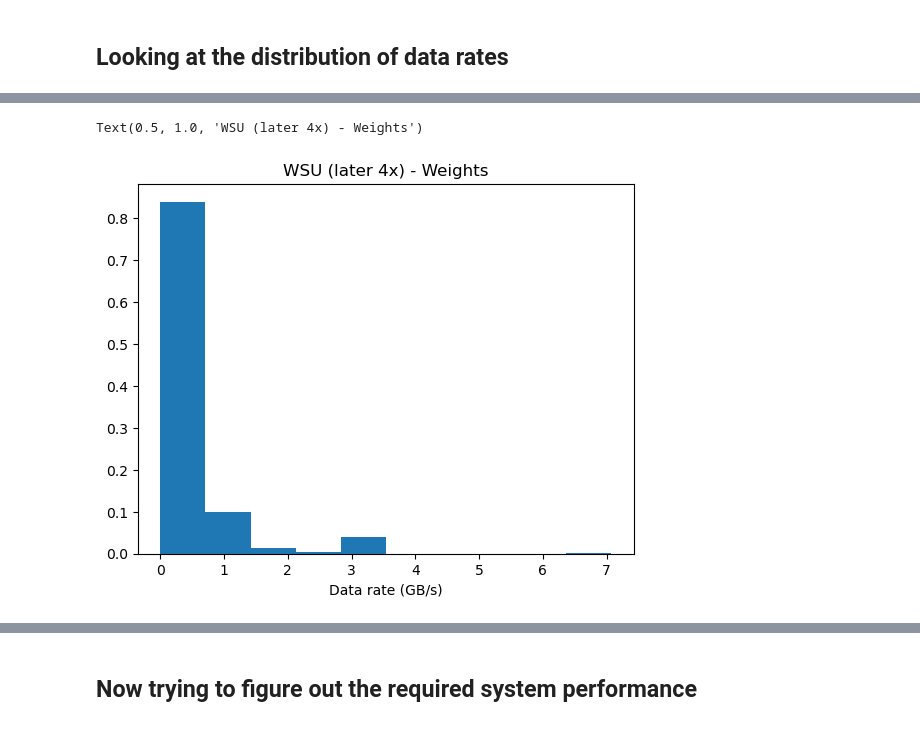
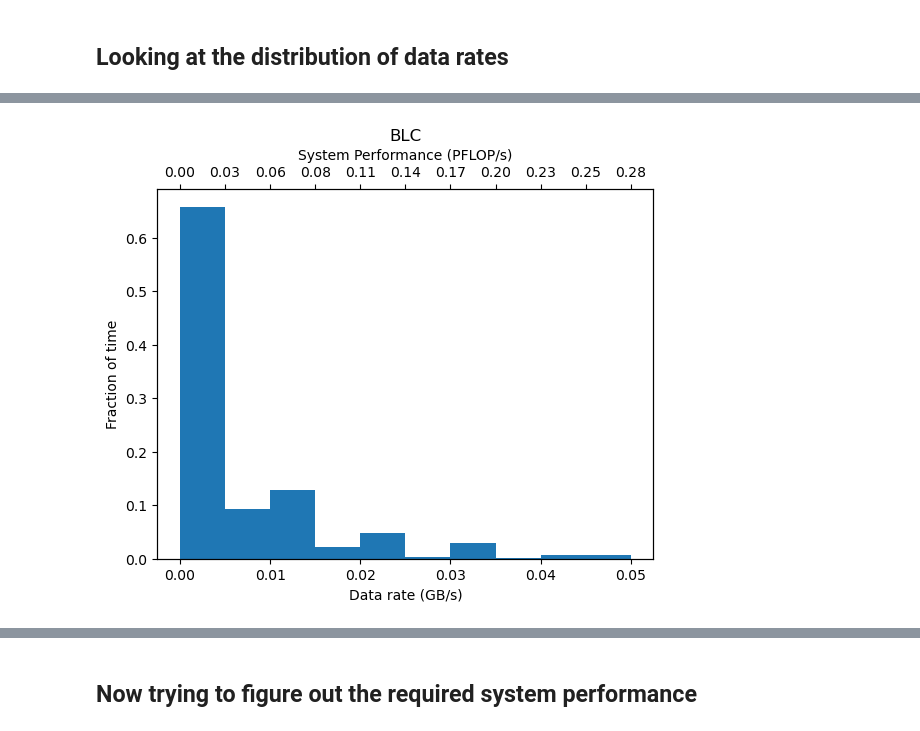
Before and after one commit to aakepley/big-cubes, a Jupyter notebook: size_of_compute_estimate.ipynb, the cells around one changed output, grey strips where cells are left out. Cells and saved outputs as stored; diff of their text form; code cells hidden in the pictures.

```diff
--- a/size_of_compute_estimate.ipynb
+++ b/size_of_compute_estimate.ipynb
@@ -77,3 +65,0 @@ myweights = result_mous['time_tot']/np.sum(result_mous['time_tot'])
-# %%
-result_mous.add_column(myweights_array, name='weights_array')
-result_mous.add_column(myweights,name='weights_all')
@@ -133,8 +73,6 @@ Text(0.5, 1.0, 'WSU (later 4x) - No Weights')
-# %%
-plt.hist(result_mous['wsu_datarate_later_4x_stepped2_typical'].value,
-        weights=result_mous['weights_all'])
-plt.xlabel("Data rate (GB/s)")
-plt.title('WSU (later 4x) - Weights')
-# %% [output]
-Text(0.5, 1.0, 'WSU (later 4x) - Weights')
-[figure, removed]
+# %%
+reload(wsu_db)
+wsu_db.create_soc_result_plot(result_mous,bin_min=0,bin_max=0.05,nbin=10,
+                              datarate_type='blc_datarate_typical',title='BLC')
+# %% [output]
+[figure, added]
```
Also changed, not shown: parts of 19 cells of this notebook, 3 other files.
